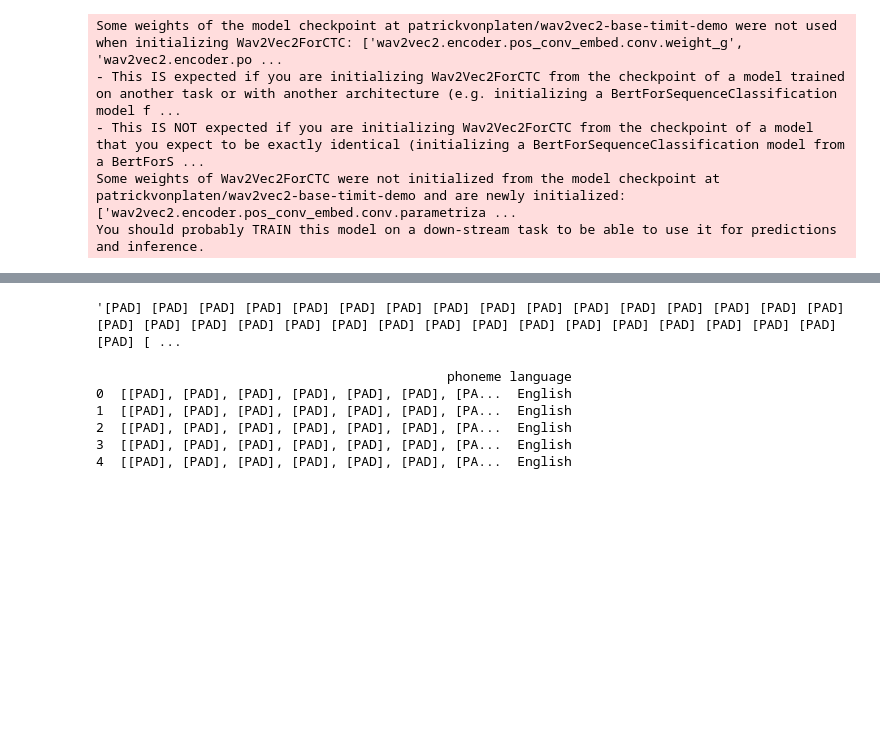
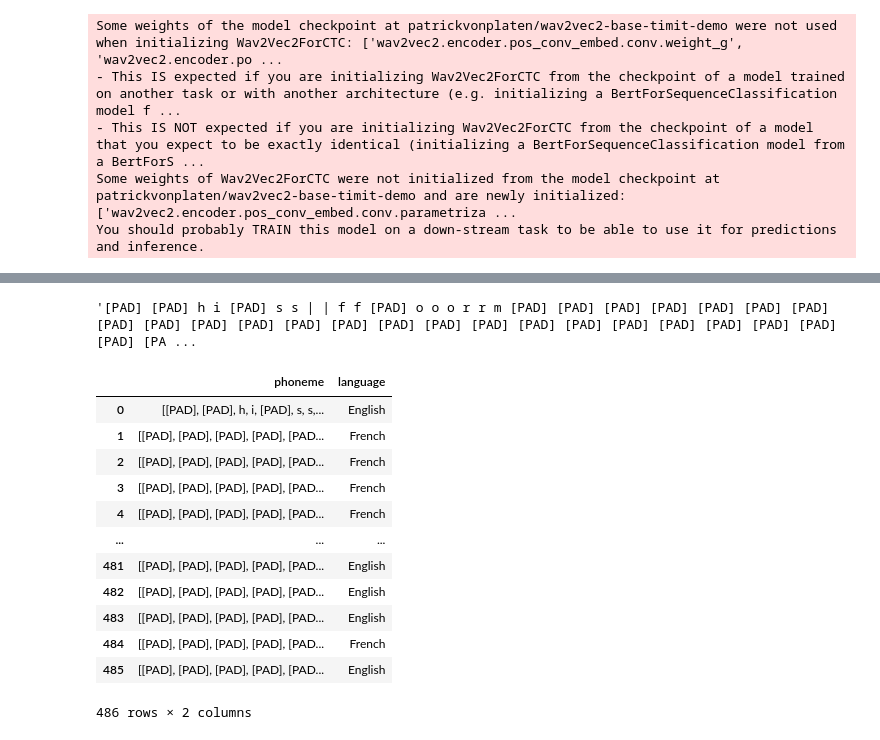
Before and after one commit to Payll/AI-S9, a Jupyter notebook: Tp_Proj/Word2Vec.ipynb, the cells around one changed output, grey strips where cells are left out. Saved outputs shown, nothing was run; the diff lists cells and outputs as text; code cells hidden in the pictures; blank space fills up the shorter version.

```diff
--- a/Tp_Proj/Word2Vec.ipynb
+++ b/Tp_Proj/Word2Vec.ipynb
@@ -638,24 +647,22 @@ show_random_elements(results)
 # %%
 model.to("cuda")
-input_values = processor(test_df_prepared.iloc[0]["speech"], sampling_rate=test_df_prepared.iloc[0]["sampling_rate"],
-                         return_tensors="pt").input_values.to("cuda")
+input_values = processor(test_df_prepared.iloc[0]["speech"], sampling_rate=test_df_prepared.iloc[0]["sampling_rate"], return_tensors="pt").input_values.to("cuda")
 
 with torch.no_grad():
-    logits = model(input_values).logits
+  logits = model(input_values).logits
 
 pred_ids = torch.argmax(logits, dim=-1)
 
 # convert ids to tokens
 " ".join(processor.tokenizer.convert_ids_to_tokens(pred_ids[0].tolist()))
 # %% [output]
-'[PAD] [PAD] [PAD] [PAD] [PAD] [PAD] [PAD] [PAD] [PAD] [PAD] [PAD] [PAD] [PAD] [PAD] [PAD] [PAD] [PAD] [PAD] [PAD] [PAD] [PAD] [PAD] [PAD] [PAD] [PAD] [PAD] [PAD] [PAD] [PAD] [PAD] [PAD] [PAD] [PAD] [ ...
+'[PAD] [PAD] h i [PAD] s s | | f f [PAD] o o o r r m [PAD] [PAD] [PAD] [PAD] [PAD] [PAD] [PAD] [PAD] [PAD] [PAD] [PAD] [PAD] [PAD] [PAD] [PAD] [PAD] [PAD] [PAD] [PAD] [PAD] [PAD] [PAD] [PAD] [PAD] [PA ...
 # %%
 results_test = []
 model.to("cuda")
 for index, row in test_df_prepared.iterrows():
     # Process the input
-    input_values = processor(row["speech"], sampling_rate=row["sampling_rate"], return_tensors="pt").input_values.to(
-        "cuda")
+    input_values = processor(row["speech"], sampling_rate=row["sampling_rate"], return_tensors="pt").input_values.to("cuda")
 
     with torch.no_grad():
         # Pass both the input_values (on CUDA) and their lengths (on CPU) to the model
@@ -665,12 +672,12 @@ for index, row in test_df_prepared.iterrows():
 
     results_test.append((processor.tokenizer.convert_ids_to_tokens(pred_ids[0].tolist()), row["language"]))
 
+
 results_train = []
 model.to("cuda")
-for index, row in test_df_prepared.iterrows():
+for index, row in train_df_prepared.iterrows():
     # Process the input
-    input_values = processor(row["speech"], sampling_rate=row["sampling_rate"], return_tensors="pt").input_values.to(
-        "cuda")
+    input_values = processor(row["speech"], sampling_rate=row["sampling_rate"], return_tensors="pt").input_values.to("cuda")
 
     with torch.no_grad():
         # Pass both the input_values (on CUDA) and their lengths (on CPU) to the model
@@ -682,16 +689,23 @@ for index, row in test_df_prepared.iterrows():
 # %%
 # Convert the 'results' list to a DataFrame
 df_results_test = pd.DataFrame(results_test, columns=['phoneme', 'language'])
 
 # Display the first few rows of the DataFrame to verify
-print(df_results_test.head())
+df_results_test
 # %% [output]
+|  | phoneme | language |
+| 0 | [[PAD], [PAD], h, i, [PAD], s, s,... | English |
+| 1 | [[PAD], [PAD], [PAD], [PAD], [PAD... | French |
+| 2 | [[PAD], [PAD], [PAD], [PAD], [PAD... | French |
+| 3 | [[PAD], [PAD], [PAD], [PAD], [PAD... | French |
+| 4 | [[PAD], [PAD], [PAD], [PAD], [PAD... | French |
+| ... | ... | ... |
+| 481 | [[PAD], [PAD], [PAD], [PAD], [PAD... | English |
+| 482 | [[PAD], [PAD], [PAD], [PAD], [PAD... | English |
+| 483 | [[PAD], [PAD], [PAD], [PAD], [PAD... | English |
+| 484 | [[PAD], [PAD], [PAD], [PAD], [PAD... | French |
+| 485 | [[PAD], [PAD], [PAD], [PAD], [PAD... | English |
-                                             phoneme language
-0  [[PAD], [PAD], [PAD], [PAD], [PAD], [PAD], [PA...  English
-1  [[PAD], [PAD], [PAD], [PAD], [PAD], [PAD], [PA...  English
-2  [[PAD], [PAD], [PAD], [PAD], [PAD], [PAD], [PA...  English
-3  [[PAD], [PAD], [PAD], [PAD], [PAD], [PAD], [PA...  English
-4  [[PAD], [PAD], [PAD], [PAD], [PAD], [PAD], [PA...  English
+486 rows × 2 columns
 # %%
 # Convert the 'results' list to a DataFrame
 df_results_train = pd.DataFrame(results_train, columns=['phoneme', 'language'])
```
Also changed, not shown: parts of 23 cells of this notebook, 3 other files.
